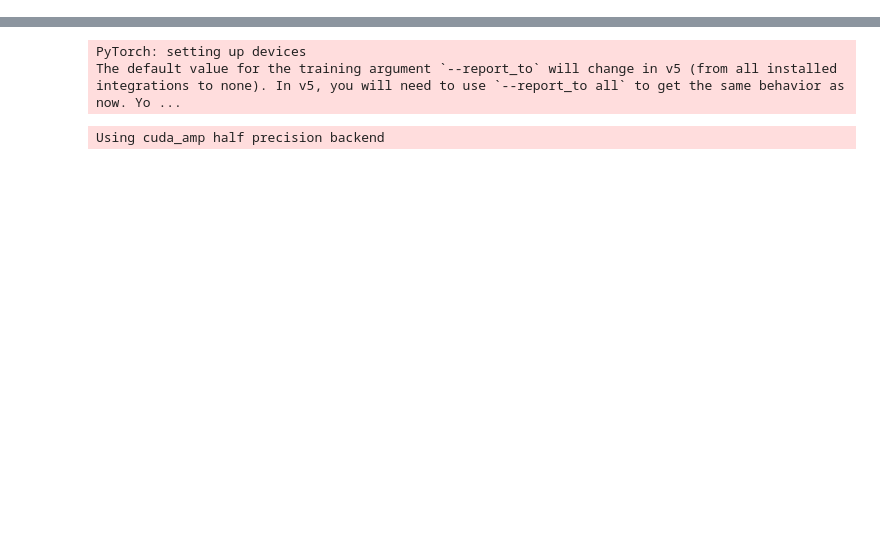
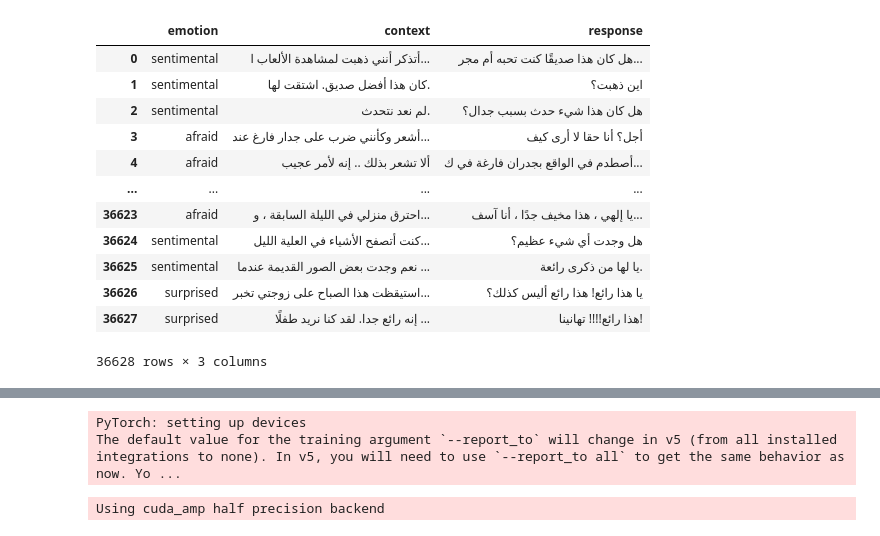
Before and after one commit to Mohamed-Ahmed-Abo-El-Enen/Small-Projects, a Jupyter notebook: Arabic&EnglishChatbot/ArabertChatbot.ipynb, the cells around one changed output, grey strips where cells are left out. Saved outputs shown, nothing was run; the diff lists cells and outputs as text; code cells hidden in the pictures; blank space fills up the shorter version.

```diff
--- a/Arabic&EnglishChatbot/ArabertChatbot.ipynb
+++ b/Arabic&EnglishChatbot/ArabertChatbot.ipynb
@@ -90,0 +79,17 @@ WARNING:datasets.arrow_dataset:Loading cached split indices for dataset at /root
+# %%
+df = pd.read_csv("/content/arabic-empathetic-conversations.csv")
+df
+# %% [output]
+|  | emotion | context | response |
+| 0 | sentimental | أتذكر أنني ذهبت لمشاهدة الألعاب ا... | هل كان هذا صديقًا كنت تحبه أم مجر... |
+| 1 | sentimental | كان هذا أفضل صديق. اشتقت لها. | اين ذهبت؟ |
+| 2 | sentimental | لم نعد نتحدث. | هل كان هذا شيء حدث بسبب جدال؟ |
+| 3 | afraid | أشعر وكأنني ضرب على جدار فارغ عند... | أجل؟ أنا حقا لا أرى كيف |
+| 4 | afraid | ألا تشعر بذلك .. إنه لأمر عجيب | أصطدم في الواقع بجدران فارغة في ك... |
+| ... | ... | ... | ... |
+| 36623 | afraid | احترق منزلي في الليلة السابقة ، و... | يا إلهي ، هذا مخيف جدًا ، أنا آسف... |
+| 36624 | sentimental | كنت أتصفح الأشياء في العلية الليل... | هل وجدت أي شيء عظيم؟ |
+| 36625 | sentimental | نعم وجدت بعض الصور القديمة عندما ... | يا لها من ذكرى رائعة. |
+| 36626 | surprised | استيقظت هذا الصباح على زوجتي تخبر... | يا هذا رائع! هذا رائع أليس كذلك؟ |
+| 36627 | surprised | إنه رائع جدا. لقد كنا نريد طفلًا ... | هذا رائع!!!! تهانينا! |
+36628 rows × 3 columns
```
Also changed, not shown: parts of 22 cells of this notebook, 1 other file.
